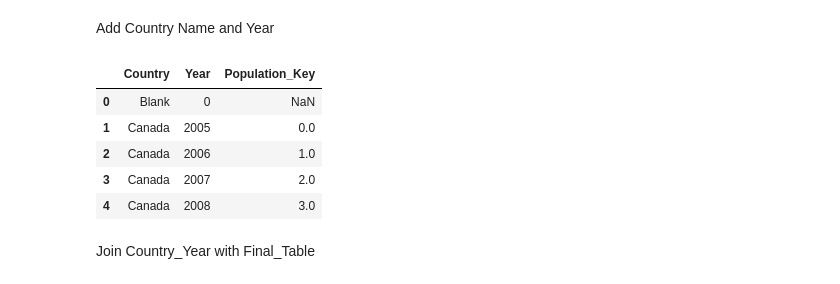
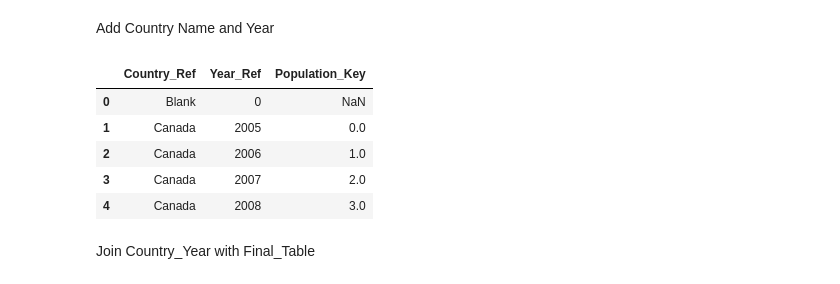
Before and after one commit to ajay-mundi/HealthDataMart, a Jupyter notebook: Data Staging/Population.ipynb, the cells around one changed output. Drawn from its saved outputs; the diff is of its cells as text; code cells hidden in the pictures.

```diff
--- a/Data Staging/Population.ipynb
+++ b/Data Staging/Population.ipynb
@@ -65,32 +65,32 @@ Add Country Name and Year
 # %%
 
 count = 5
 iterator = 0;
 countries = ["Canada", "USA", "Mexico", "Burundi", "Chad", "Niger", "Bolivia", "Philippines", "Indonesia"]
 
-country_year = pd.DataFrame(columns=["Country","Year"])
+country_year = pd.DataFrame(columns=["Country_Ref","Year_Ref"])
 
 pop_data = {}
-pop_data["Country"] = "Blank"
-pop_data["Year"] = 0
+pop_data["Country_Ref"] = "Blank"
+pop_data["Year_Ref"] = 0
 
 country_year = country_year.append(pd.DataFrame([pop_data]), ignore_index=True)
 
 
 for i in range(144):
     if count>20:
         count = 5
         iterator = iterator + 1
 
     pop_data["Population_Key"] = i
-    pop_data["Year"] = 2000+count
-    pop_data["Country"] = countries[iterator]
+    pop_data["Year_Ref"] = 2000+count
+    pop_data["Country_Ref"] = countries[iterator]
     count = count + 1
     country_year = country_year.append(pd.DataFrame([pop_data]), ignore_index=True)
 
 display(country_year.head(5))
 # %% [output]
-|  | Country | Year | Population_Key |
+|  | Country_Ref | Year_Ref | Population_Key |
 | 0 | Blank | 0 | NaN |
 | 1 | Canada | 2005 | 0.0 |
 | 2 | Canada | 2006 | 1.0 |
```
Also changed, not shown: parts of 4 cells of this notebook, 11 other files.
